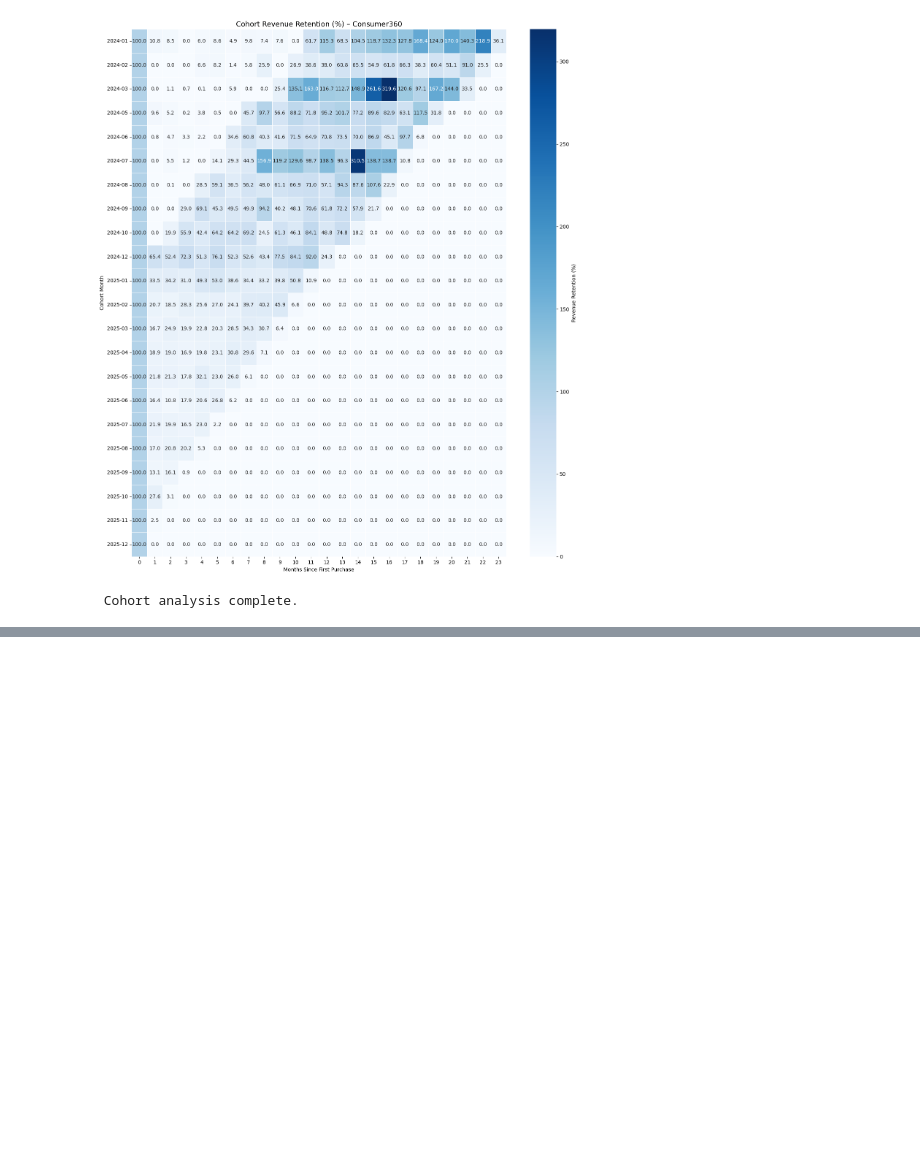
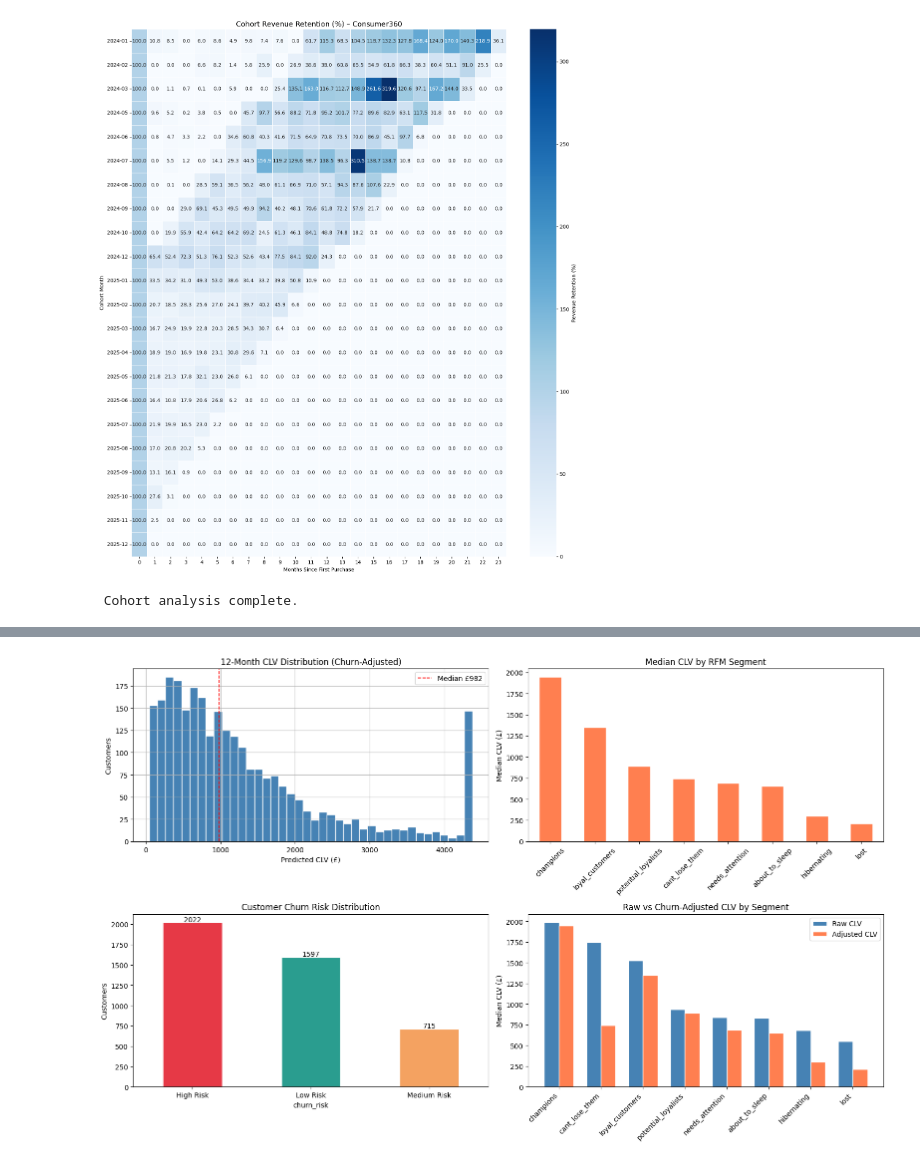
Before and after one commit to anubrata2209/Consumer360, a Jupyter notebook: code.ipynb, the cells around one changed output, grey strips where cells are left out. Cells and saved outputs as stored; diff of their text form; code cells hidden in the pictures; blank space fills up the shorter version.

```diff
--- a/code.ipynb
+++ b/code.ipynb
@@ -1943,0 +1438,16 @@ for status, count in rfm_clv['activity_status'].value_counts().items():
+# %%
+# ──  Raw predictions ───────────────────────────────────────
+summary_repeat["pred_purchases_52w"] = bgf.predict(
+    52, summary_repeat["frequency"],
+    summary_repeat["recency"], summary_repeat["T"]
+)
+summary_repeat["prob_alive_raw"] = bgf.conditional_probability_alive(
+    summary_repeat["frequency"],
+    summary_repeat["recency"], summary_repeat["T"]
+)
+summary_repeat["clv_12m_raw"] = ggf.customer_lifetime_value(
+    bgf, summary_repeat["frequency"],
+    summary_repeat["recency"], summary_repeat["T"],
+    summary_repeat["monetary_value"],
+    time=12, freq="W", discount_rate=0.01
+)
@@ -1943,0 +1603,67 @@ for status, count in rfm_clv['activity_status'].value_counts().items():
+# %%
+
+#  ------------------ CLV & Churn Visualisations ---------------------------
+
+
+fig, axes = plt.subplots(2, 2, figsize=(16, 10))
+
+# Plot 1: CLV Distribution
+repeat_clv = rfm_clv[rfm_clv["clv_12m_adjusted"] > 0]["clv_12m_adjusted"]
+repeat_clv.clip(upper=repeat_clv.quantile(0.95)).hist(
+    bins=40, color="steelblue", edgecolor="white", ax=axes[0,0])
+axes[0,0].set_title("12-Month CLV Distribution (Churn-Adjusted)")
+axes[0,0].set_xlabel("Predicted CLV (£)")
+axes[0,0].set_ylabel("Customers")
+axes[0,0].axvline(repeat_clv.median(), color="red", linestyle="--",
+                  linewidth=1.2,
+                  label=f"Median £{repeat_clv.median():,.0f}")
+axes[0,0].legend()
+
+# Plot 2: Median CLV by Segment
+seg_clv = (rfm_clv[rfm_clv["clv_12m_adjusted"] > 0]
+           .groupby("segment")["clv_12m_adjusted"]
+           .median()
+           .sort_values(ascending=False))
+seg_clv.plot(kind="bar", color="coral", edgecolor="white",
+             rot=45, ax=axes[0,1])
+axes[0,1].set_title("Median CLV by RFM Segment")
+axes[0,1].set_ylabel("Median CLV (£)")
+axes[0,1].set_xlabel("")
+
+# Plot 3: Churn Risk Distribution
+churn_counts = rfm_clv["churn_risk"].value_counts()
+colors_map   = {"High Risk":"#E63946","Medium Risk":"#F4A261",
+                "Low Risk":"#2A9D8F"}
+churn_counts.plot(
+    kind="bar",
+    color=[colors_map.get(c,"gray") for c in churn_counts.index],
+    edgecolor="white", rot=0, ax=axes[1,0])
+axes[1,0].set_title("Customer Churn Risk Distribution")
+axes[1,0].set_ylabel("Customers")
+for i, v in enumerate(churn_counts):
+    axes[1,0].text(i, v + 10, str(v), ha="center", fontsize=10)
+
+# Plot 4: Raw vs Adjusted CLV by Segment
+compare = rfm_clv[rfm_clv["clv_12m_raw"] > 0].groupby("segment").agg(
+    raw_clv      = ("clv_12m_raw",      "median"),
+    adjusted_clv = ("clv_12m_adjusted", "median")
+).sort_values("raw_clv", ascending=False)
+x = range(len(compare));  w = 0.35
+axes[1,1].bar([i - w/2 for i in x], compare["raw_clv"],
+              width=w, label="Raw CLV", color="steelblue",
+              edgecolor="white")
+axes[1,1].bar([i + w/2 for i in x], compare["adjusted_clv"],
+              width=w, label="Adjusted CLV", color="coral",
+              edgecolor="white")
+axes[1,1].set_xticks(list(x))
+axes[1,1].set_xticklabels(compare.index, rotation=45, ha="right")
+axes[1,1].set_title("Raw vs Churn-Adjusted CLV by Segment")
+axes[1,1].set_ylabel("Median CLV (£)")
+axes[1,1].legend()
+
+plt.tight_layout()
+plt.savefig("clv_churn_dashboard.png", dpi=150)
+plt.show()
+print("  clv_churn_dashboard.png saved.")
+# %% [output]
+[figure, added]
```
Also changed, not shown: parts of 44 cells of this notebook, 4 other files.
